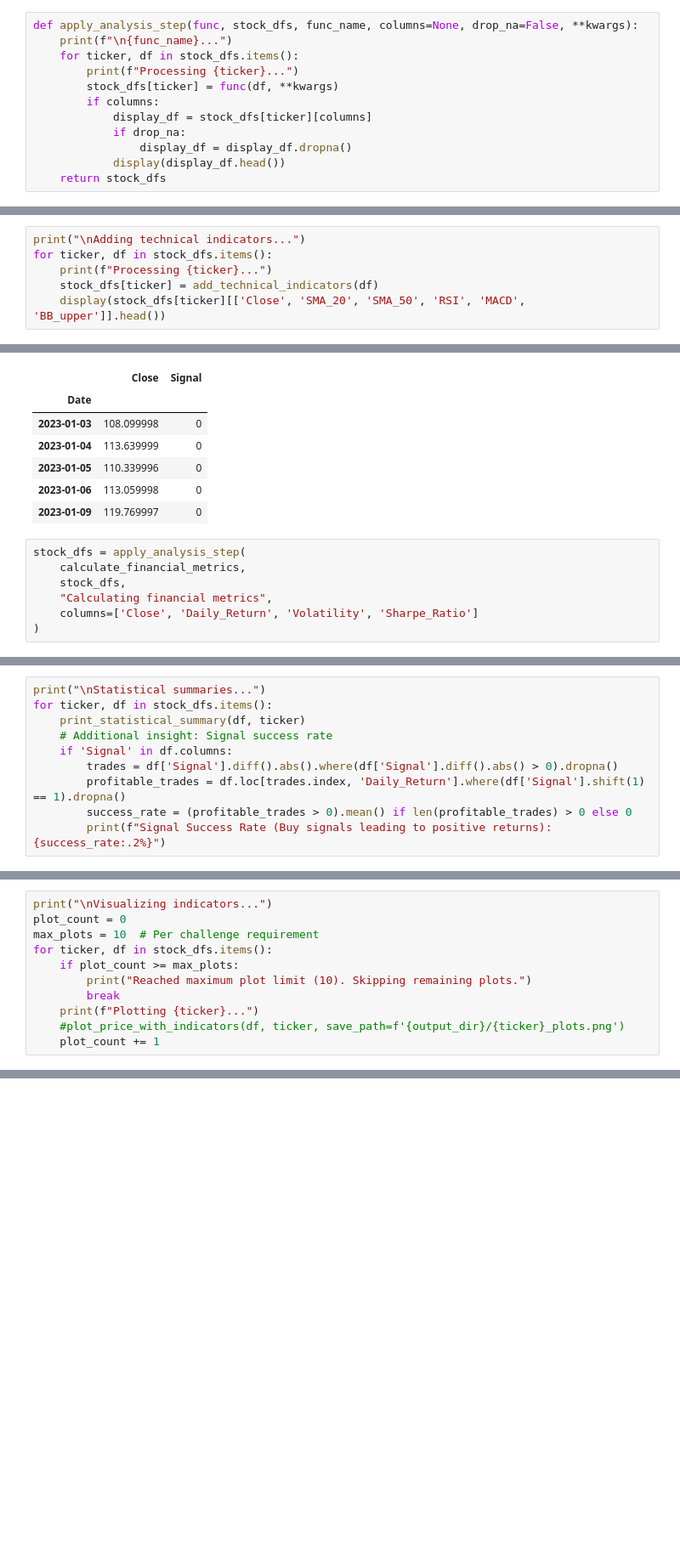
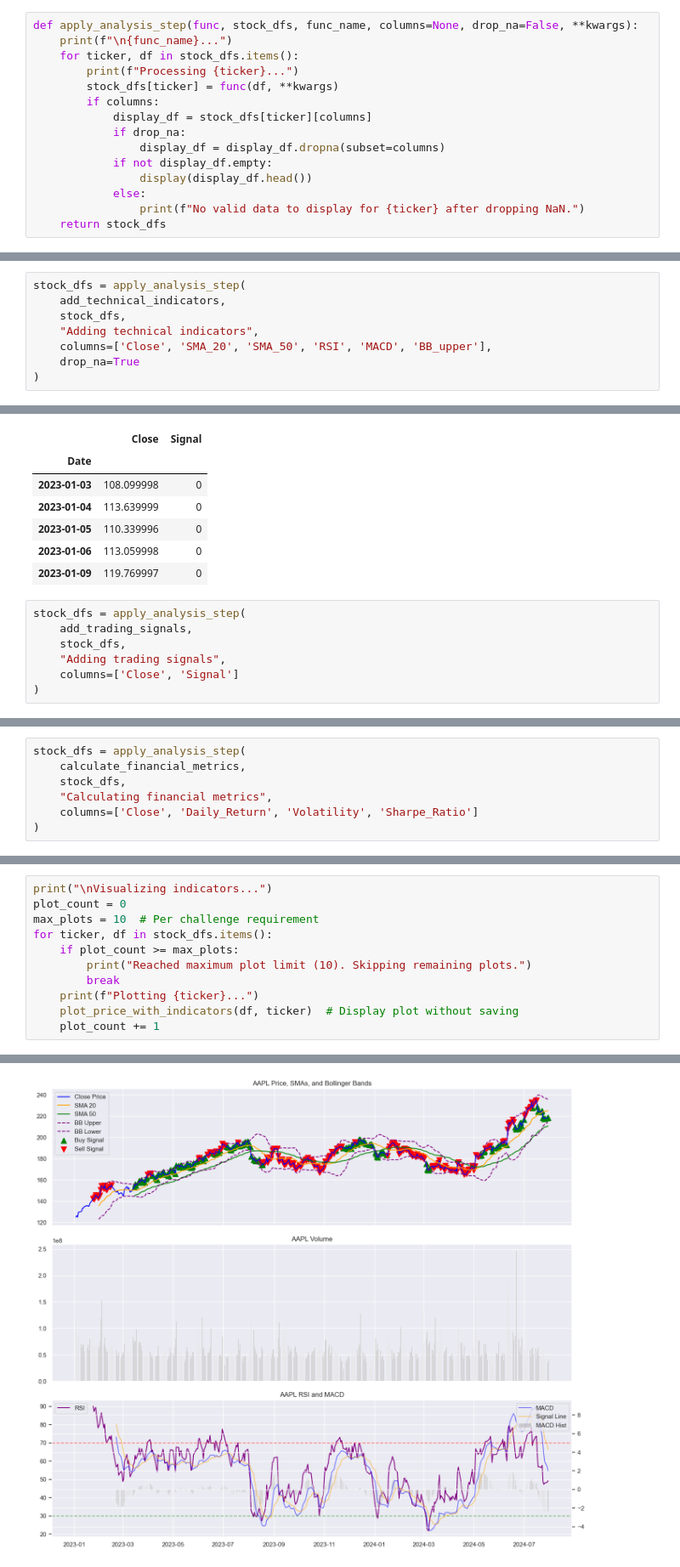
Before and after one commit to sami4Teferi/news-sentiment-stock-movement-analysis, a Jupyter notebook: notebooks/Quantitative_analysis.ipynb, the cells around one changed output, grey strips where cells are left out. Shown at 85% size. Saved outputs shown, nothing was run; the diff lists cells and outputs as text; blank space fills up the shorter version.

```diff
--- a/notebooks/Quantitative_analysis.ipynb
+++ b/notebooks/Quantitative_analysis.ipynb
@@ -31,8 +31,11 @@ def apply_analysis_step(func, stock_dfs, func_name, columns=None, drop_na=False,
         if columns:
             display_df = stock_dfs[ticker][columns]
             if drop_na:
-                display_df = display_df.dropna()
-            display(display_df.head())
+                display_df = display_df.dropna(subset=columns)
+            if not display_df.empty:
+                display(display_df.head())
+            else:
+                print(f"No valid data to display for {ticker} after dropping NaN.")
     return stock_dfs
 # %%
 print("Loading and filtering data (post-2018 for relevance)...")
@@ -176,9 +186,11 @@ Processing TSLA...
 # %%
-print("\nAdding technical indicators...")
-for ticker, df in stock_dfs.items():
-    print(f"Processing {ticker}...")
-    stock_dfs[ticker] = add_technical_indicators(df)
-    display(stock_dfs[ticker][['Close', 'SMA_20', 'SMA_50', 'RSI', 'MACD', 'BB_upper']].head())
+stock_dfs = apply_analysis_step(
+    add_technical_indicators,
+    stock_dfs,
+    "Adding technical indicators",
+    columns=['Close', 'SMA_20', 'SMA_50', 'RSI', 'MACD', 'BB_upper'],
+    drop_na=True
+)
 # %% [output]
 Adding technical indicators...
 Processing AAPL...
@@ -304,9 +316,9 @@ Processing TSLA...
 | 2023-01-09 | 119.769997 | 0 |
 # %%
 stock_dfs = apply_analysis_step(
-    calculate_financial_metrics,
+    add_trading_signals,
     stock_dfs,
-    "Calculating financial metrics",
-    columns=['Close', 'Daily_Return', 'Volatility', 'Sharpe_Ratio']
+    "Adding trading signals",
+    columns=['Close', 'Signal']
 )
 # %% [output]
@@ -370,11 +382,8 @@ Processing TSLA...
 # %%
-print("\nStatistical summaries...")
-for ticker, df in stock_dfs.items():
-    print_statistical_summary(df, ticker)
-    # Additional insight: Signal success rate
-    if 'Signal' in df.columns:
-        trades = df['Signal'].diff().abs().where(df['Signal'].diff().abs() > 0).dropna()
-        profitable_trades = df.loc[trades.index, 'Daily_Return'].where(df['Signal'].shift(1) == 1).dropna()
-        success_rate = (profitable_trades > 0).mean() if len(profitable_trades) > 0 else 0
-        print(f"Signal Success Rate (Buy signals leading to positive returns): {success_rate:.2%}")
+stock_dfs = apply_analysis_step(
+    calculate_financial_metrics,
+    stock_dfs,
+    "Calculating financial metrics",
+    columns=['Close', 'Daily_Return', 'Volatility', 'Sharpe_Ratio']
+)
 # %% [output]
@@ -455,7 +457,7 @@ for ticker, df in stock_dfs.items():
         print("Reached maximum plot limit (10). Skipping remaining plots.")
         break
     print(f"Plotting {ticker}...")
-    #plot_price_with_indicators(df, ticker, save_path=f'{output_dir}/{ticker}_plots.png')
+    plot_price_with_indicators(df, ticker)  # Display plot without saving
     plot_count += 1
 # %% [output]
 Visualizing indicators...
@@ -468,0 +465 @@ Plotting TSLA...
+[figure, added]
```
Also changed, not shown: parts of 7 cells of this notebook.
